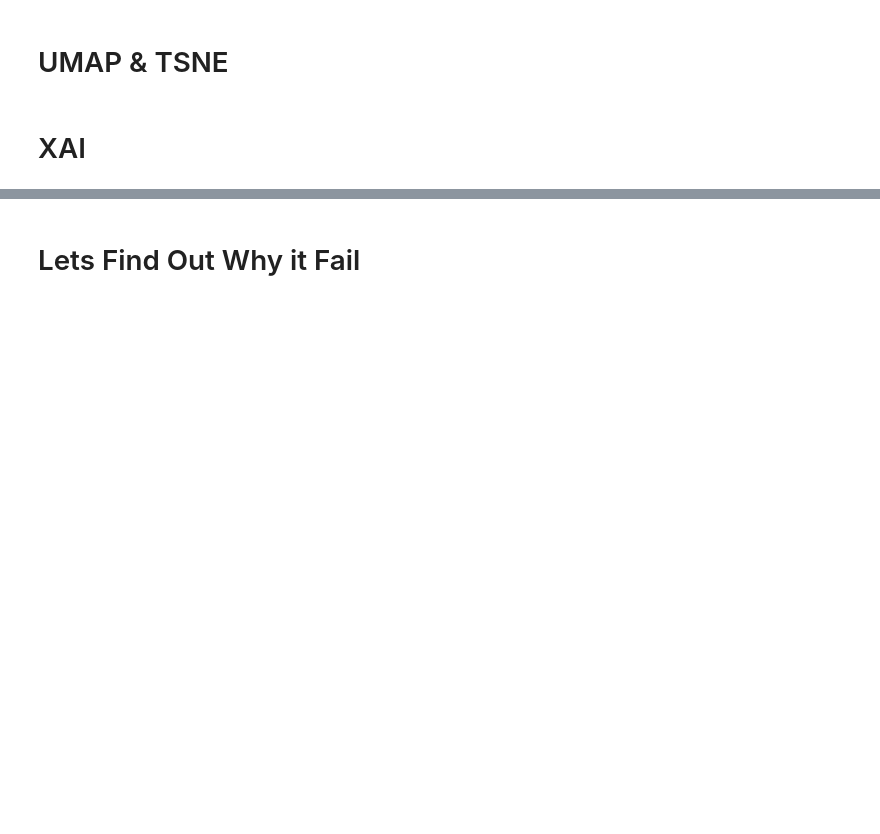
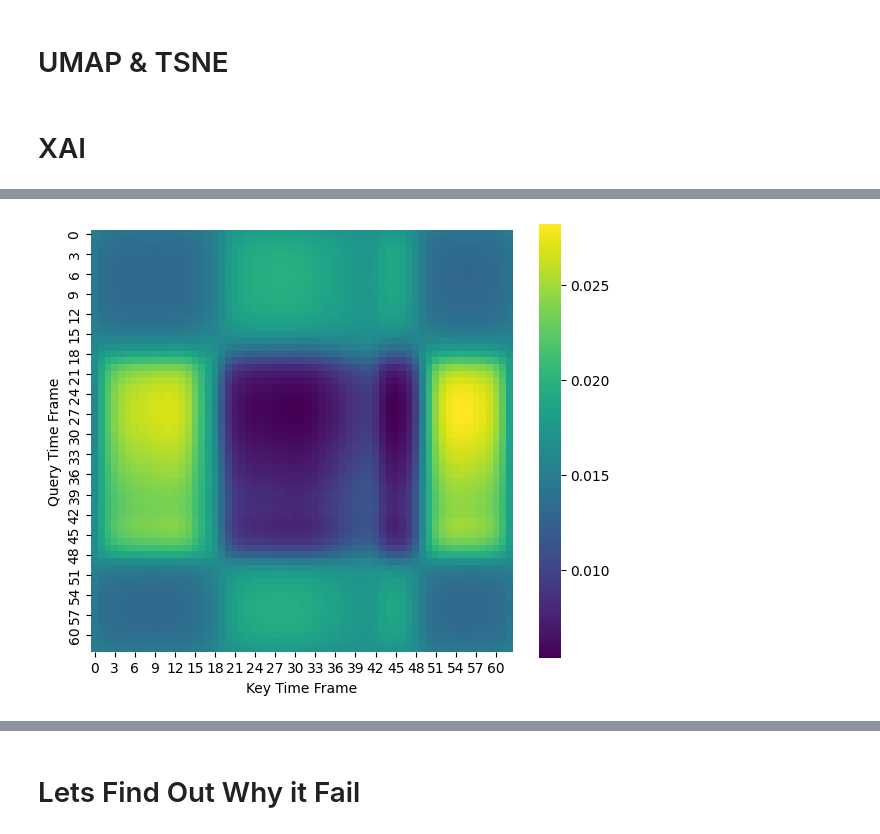
Before and after one commit to arkiven4/NXSCough, a Jupyter notebook: notebooks/xai.ipynb, the cells around one changed output, grey strips where cells are left out. Cells and saved outputs as stored; diff of their text form; code cells hidden in the pictures; blank space fills up the shorter version.

```diff
--- a/notebooks/xai.ipynb
+++ b/notebooks/xai.ipynb
@@ -683,0 +787,11 @@ specificity
+# %%
+attn = out_model['self_attn_weights'][selected_index].detach().cpu().numpy()
+
+plt.figure(figsize=(6, 5))
+sns.heatmap(attn, cmap="viridis", square=True)
+plt.xlabel("Key Time Frame")
+plt.ylabel("Query Time Frame")
+plt.tight_layout()
+plt.show()
+# %% [output]
+[figure, added]
```
Also changed, not shown: parts of 44 cells of this notebook, 4 other files.
